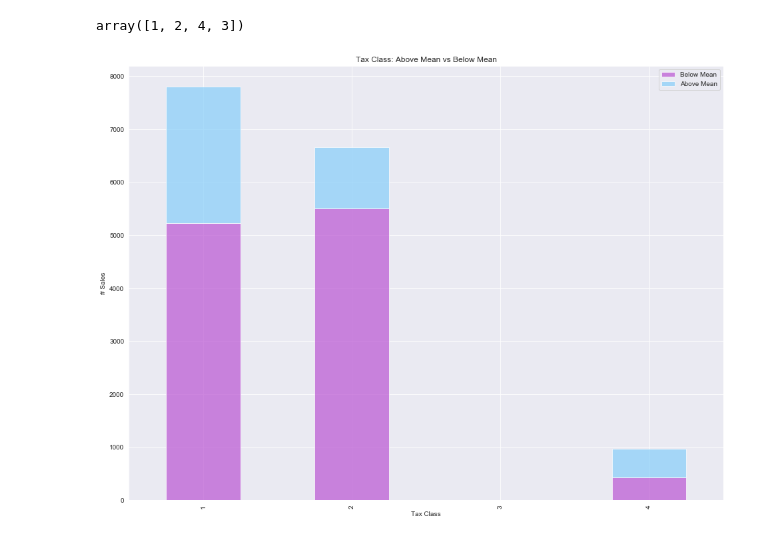
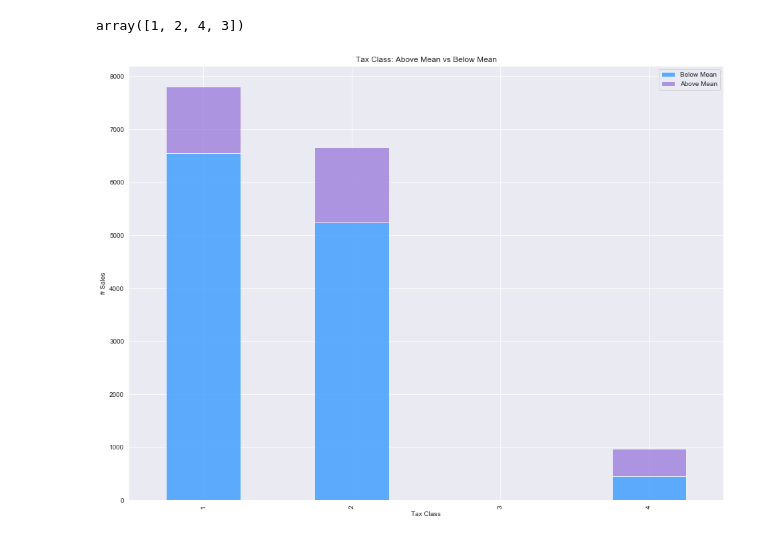
Before and after one commit to ssmithie/classification_project, a Jupyter notebook: Housing_Scraping.ipynb, the cells around one changed output. Saved outputs shown, nothing was run; the diff lists cells and outputs as text; code cells hidden in the pictures.

```diff
--- a/Housing_Scraping.ipynb
+++ b/Housing_Scraping.ipynb
@@ -223,16 +224,16 @@ df.TAX_CLASS_AT_TIME_OF_SALE.unique()
 # %% [output]
 array([1, 2, 4, 3])
 # %%
-bldg = df.groupby(['TAX_CLASS_AT_TIME_OF_SALE','above_mean']).TAX_CLASS_AT_TIME_OF_SALE.count().unstack()
+bldg = df.groupby(['TAX_CLASS_AT_TIME_OF_SALE','above_bk_mean']).TAX_CLASS_AT_TIME_OF_SALE.count().unstack()
 p1 = bldg.plot(kind = 'bar', stacked = True,
                    title = 'Tax Class: Above Mean vs Below Mean',
-                   color = ['mediumorchid','lightskyblue'], alpha = .70, figsize=(16,12))
+                   color = ['dodgerblue','mediumpurple'], alpha = .70, figsize=(16,12))
 p1.set_xlabel('Tax Class')
 p1.set_ylabel('# Sales')
 p1.legend(['Below Mean','Above Mean'])
 plt.show()
 # %% [output]
-[figure, old version]
+[figure, new version]
 # %%
 # categorical:'year', 'SALE_SEASON', 'ZIP_CODE', 'APARTMENT_NUMBER'
 
```
Also changed, not shown: parts of 6 cells of this notebook, 2 other files.
